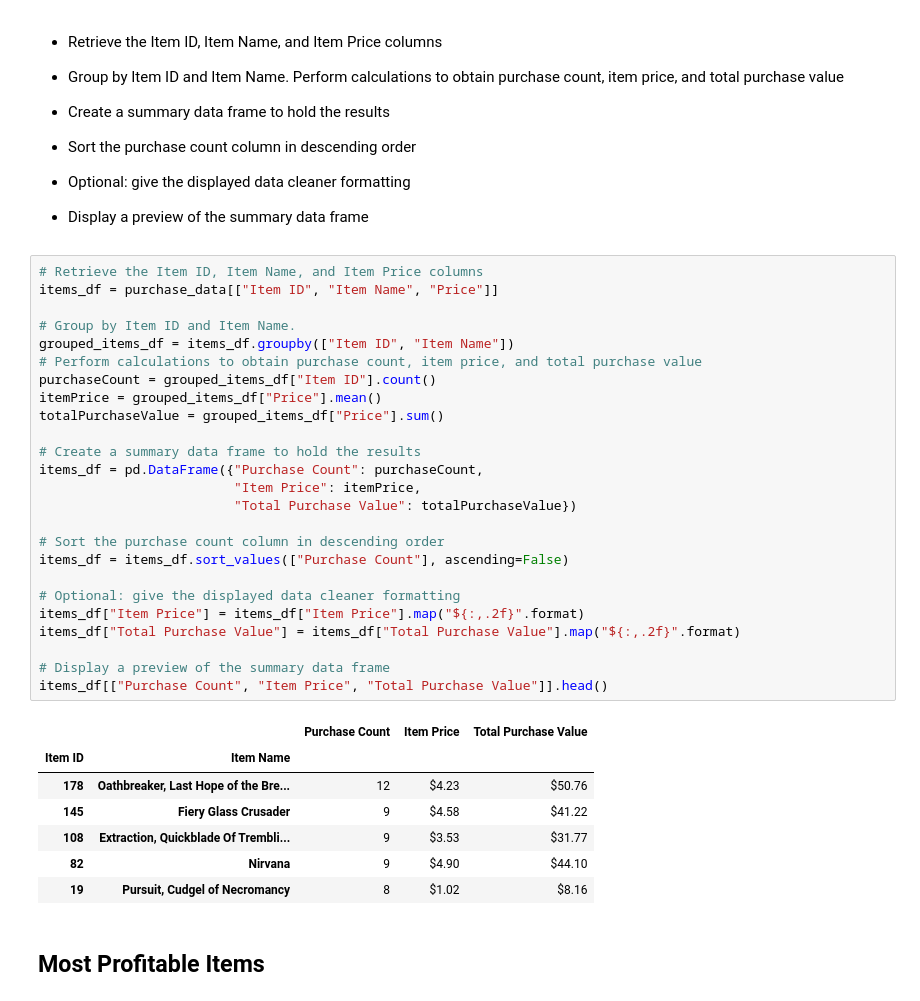
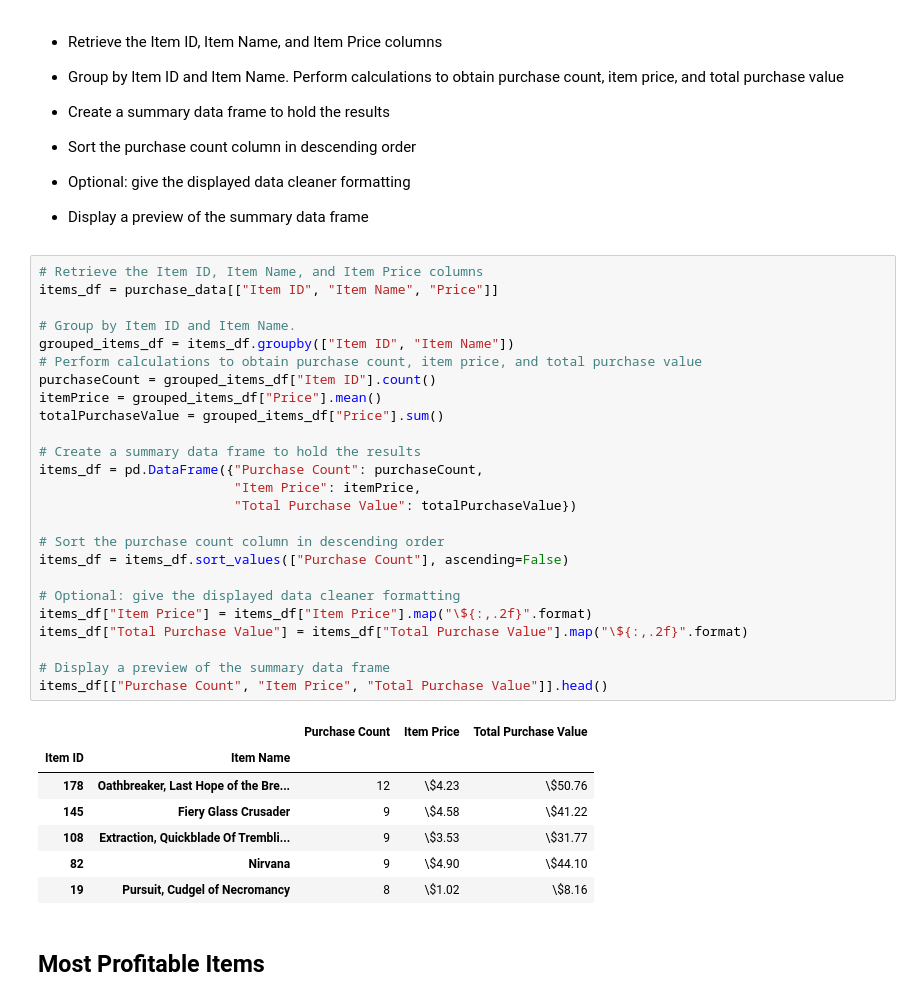
Before and after one commit to bdthai81/pandas-challenge, a Jupyter notebook: HeroesOfPymoli/HeroesOfPymoli_starter.ipynb, the cells around one changed output. Drawn from its saved outputs; the diff is of its cells as text.

```diff
--- a/HeroesOfPymoli/HeroesOfPymoli_starter.ipynb
+++ b/HeroesOfPymoli/HeroesOfPymoli_starter.ipynb
@@ -310,36 +310,36 @@ spenders_df[["Purchase Count", "Average Purchase Price", "Total Purchase Value"]
 # %%
 # Retrieve the Item ID, Item Name, and Item Price columns
 items_df = purchase_data[["Item ID", "Item Name", "Price"]]
 
 # Group by Item ID and Item Name.
 grouped_items_df = items_df.groupby(["Item ID", "Item Name"])
 # Perform calculations to obtain purchase count, item price, and total purchase value
 purchaseCount = grouped_items_df["Item ID"].count()
 itemPrice = grouped_items_df["Price"].mean()
 totalPurchaseValue = grouped_items_df["Price"].sum()
 
 # Create a summary data frame to hold the results
 items_df = pd.DataFrame({"Purchase Count": purchaseCount,
                          "Item Price": itemPrice,
                          "Total Purchase Value": totalPurchaseValue})
 
 # Sort the purchase count column in descending order
 items_df = items_df.sort_values(["Purchase Count"], ascending=False)
 
 # Optional: give the displayed data cleaner formatting
-items_df["Item Price"] = items_df["Item Price"].map("${:,.2f}".format)
-items_df["Total Purchase Value"] = items_df["Total Purchase Value"].map("${:,.2f}".format)
+items_df["Item Price"] = items_df["Item Price"].map("\${:,.2f}".format)
+items_df["Total Purchase Value"] = items_df["Total Purchase Value"].map("\${:,.2f}".format)
 
 # Display a preview of the summary data frame
 items_df[["Purchase Count", "Item Price", "Total Purchase Value"]].head()
 # %% [output]
 |  |  | Purchase Count | Item Price | Total Purchase Value |
 | Item ID | Item Name |  |  |  |
-| 178 | Oathbreaker, Last Hope of the Bre... | 12 | $4.23 | $50.76 |
-| 145 | Fiery Glass Crusader | 9 | $4.58 | $41.22 |
-| 108 | Extraction, Quickblade Of Trembli... | 9 | $3.53 | $31.77 |
-| 82 | Nirvana | 9 | $4.90 | $44.10 |
-| 19 | Pursuit, Cudgel of Necromancy | 8 | $1.02 | $8.16 |
+| 178 | Oathbreaker, Last Hope of the Bre... | 12 | \$4.23 | \$50.76 |
+| 145 | Fiery Glass Crusader | 9 | \$4.58 | \$41.22 |
+| 108 | Extraction, Quickblade Of Trembli... | 9 | \$3.53 | \$31.77 |
+| 82 | Nirvana | 9 | \$4.90 | \$44.10 |
+| 19 | Pursuit, Cudgel of Necromancy | 8 | \$1.02 | \$8.16 |
 # %% [markdown]
 ## Most Profitable Items
 # %% [markdown]
```
Also changed, not shown: parts of 5 cells of this notebook.
